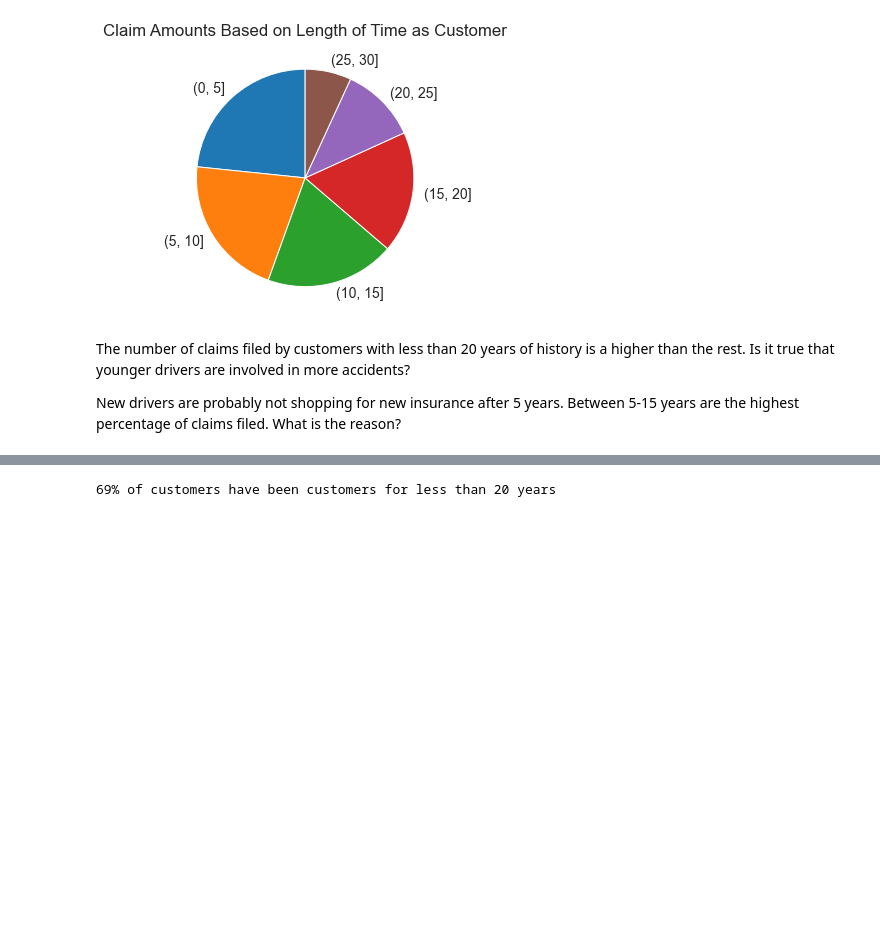
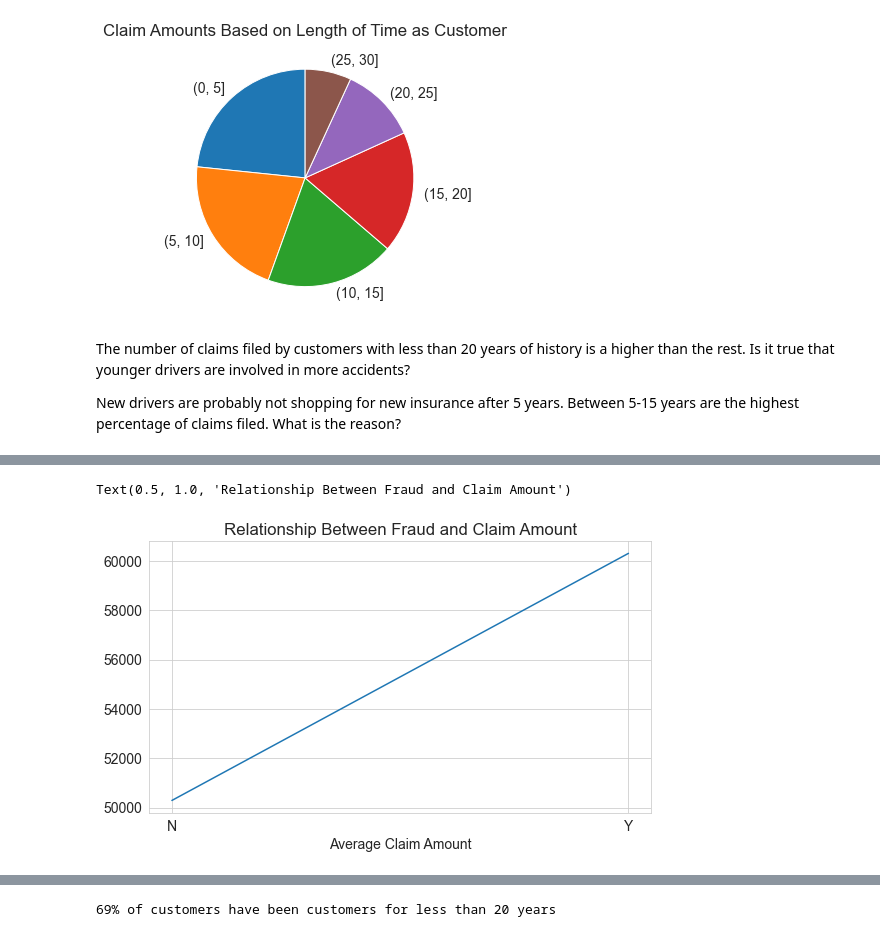
Before and after one commit to NicoWright/ZerotoPandas-CourseProject, a Jupyter notebook: zerotopandas_course_project.ipynb, the cells around one changed output, grey strips where cells are left out. Saved outputs shown, nothing was run; the diff lists cells and outputs as text; code cells hidden in the pictures; blank space fills up the shorter version.

```diff
--- a/zerotopandas_course_project.ipynb
+++ b/zerotopandas_course_project.ipynb
@@ -239,0 +225,8 @@ New drivers are probably not shopping for new insurance after 5 years. Between 5
+# %%
+plt.plot(frauds)
+plt.xlabel('Fraud - Y : Yes, N : No')
+plt.xlabel('Average Claim Amount')
+plt.title('Relationship Between Fraud and Claim Amount')
+# %% [output]
+Text(0.5, 1.0, 'Relationship Between Fraud and Claim Amount')
+[figure, added]
```
Also changed, not shown: parts of 48 cells of this notebook.
